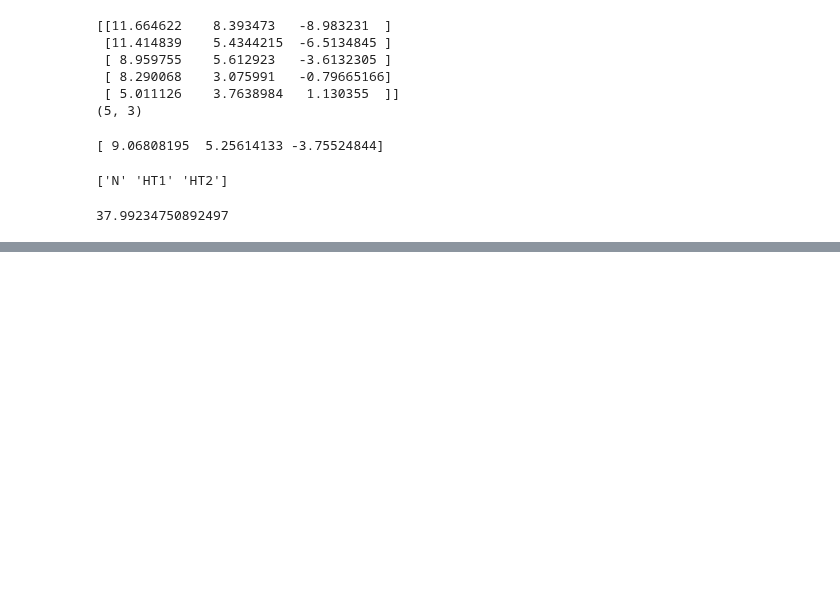
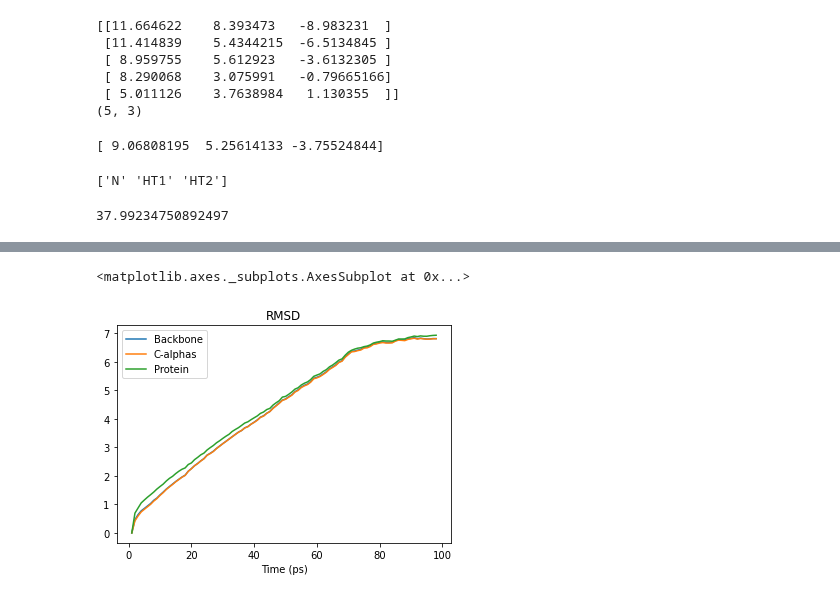
Before and after one commit to akey7/md-experiments, a Jupyter notebook: mdanalysis-quick-start/quick-start-basics.ipynb, the cells around one changed output, grey strips where cells are left out. Drawn from its saved outputs; the diff is of its cells as text; code cells hidden in the pictures; blank space fills up the shorter version.

```diff
--- a/mdanalysis-quick-start/quick-start-basics.ipynb
+++ b/mdanalysis-quick-start/quick-start-basics.ipynb
@@ -99,0 +181,5 @@ print(angle_nhh.value())
+# %%
+import pandas as pd
+rmsd_df = pd.DataFrame(rmsd_analysis.rmsd[:, 2:], columns=["Backbone", "C-alphas", "Protein"], index=rmsd_analysis.rmsd[:, 1])
+rmsd_df.index.name = "Time (ps)"
+rmsd_df.head()
@@ -99,0 +194,5 @@ print(angle_nhh.value())
+# %%
+rmsd_df.plot(title="RMSD")
+# %% [output]
+<matplotlib.axes._subplots.AxesSubplot at 0x...>
+[figure, added]
```
Also changed, not shown: parts of 10 cells of this notebook, 1 other file.
